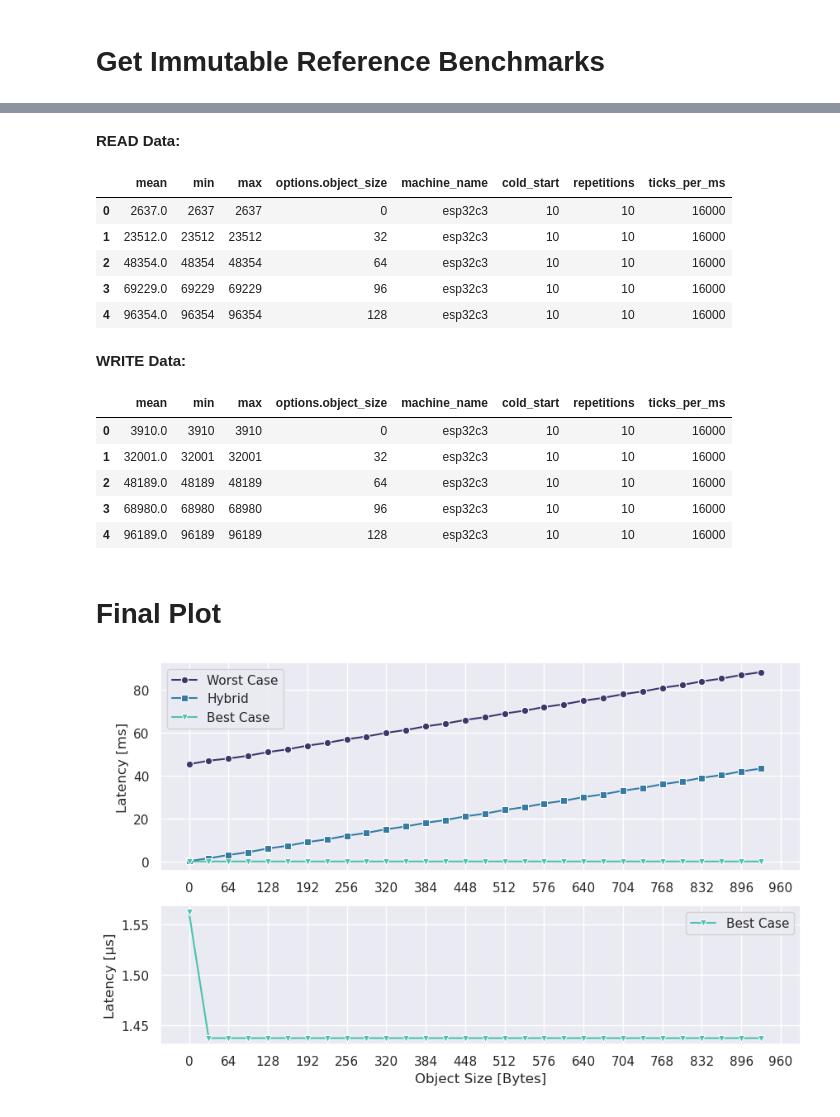
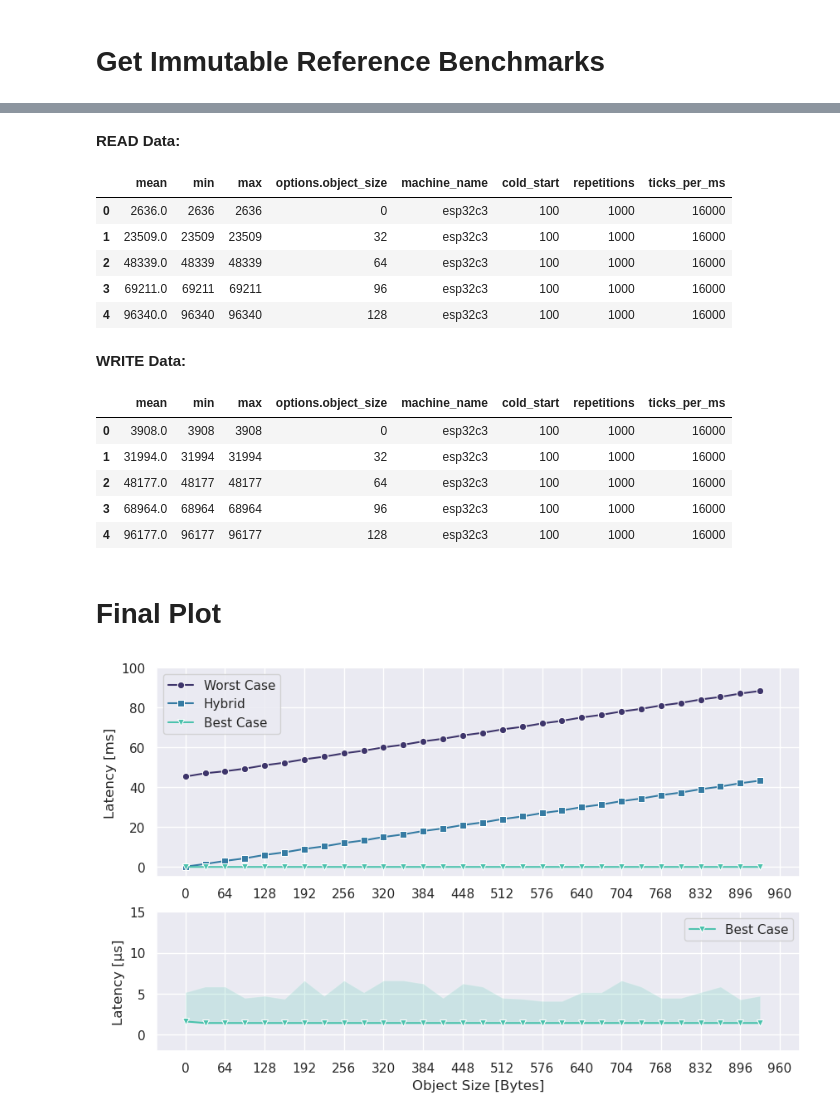
Before and after one commit to markus-gerber/vnv-heap, a Jupyter notebook: zephyr/vnv_heap_benchmark/analysis/get_ref.ipynb, the cells around one changed output, grey strips where cells are left out. Drawn from its saved outputs; the diff is of its cells as text; code cells hidden in the pictures.

```diff
--- a/zephyr/vnv_heap_benchmark/analysis/get_ref.ipynb
+++ b/zephyr/vnv_heap_benchmark/analysis/get_ref.ipynb
@@ -3,10 +3,12 @@
 # %%
 # select measurement file
 #file_name = "../output/2024-05-22 10-14-20 get1.json"
-file_name = "../output/2024-08-08 17-39-17.json"
+file_name = "../output/2024-08-25 19-34-06 full.json"
 
 # select style options
 grey_fill_between = False
+
+enable_storage_reference = False
 
 if grey_fill_between:
     fill_between_args = {"color": "grey"}
@@ -78,18 +80,18 @@ display(storage_write.head())
 # %% [output]
 READ Data:
 |  | mean | min | max | options.object_size | machine_name | cold_start | repetitions | ticks_per_ms |
-| 0 | 2637.0 | 2637 | 2637 | 0 | esp32c3 | 10 | 10 | 16000 |
-| 1 | 23512.0 | 23512 | 23512 | 32 | esp32c3 | 10 | 10 | 16000 |
-| 2 | 48354.0 | 48354 | 48354 | 64 | esp32c3 | 10 | 10 | 16000 |
-| 3 | 69229.0 | 69229 | 69229 | 96 | esp32c3 | 10 | 10 | 16000 |
-| 4 | 96354.0 | 96354 | 96354 | 128 | esp32c3 | 10 | 10 | 16000 |
+| 0 | 2636.0 | 2636 | 2636 | 0 | esp32c3 | 100 | 1000 | 16000 |
+| 1 | 23509.0 | 23509 | 23509 | 32 | esp32c3 | 100 | 1000 | 16000 |
+| 2 | 48339.0 | 48339 | 48339 | 64 | esp32c3 | 100 | 1000 | 16000 |
+| 3 | 69211.0 | 69211 | 69211 | 96 | esp32c3 | 100 | 1000 | 16000 |
+| 4 | 96340.0 | 96340 | 96340 | 128 | esp32c3 | 100 | 1000 | 16000 |
 WRITE Data:
 |  | mean | min | max | options.object_size | machine_name | cold_start | repetitions | ticks_per_ms |
-| 0 | 3910.0 | 3910 | 3910 | 0 | esp32c3 | 10 | 10 | 16000 |
-| 1 | 32001.0 | 32001 | 32001 | 32 | esp32c3 | 10 | 10 | 16000 |
-| 2 | 48189.0 | 48189 | 48189 | 64 | esp32c3 | 10 | 10 | 16000 |
-| 3 | 68980.0 | 68980 | 68980 | 96 | esp32c3 | 10 | 10 | 16000 |
-| 4 | 96189.0 | 96189 | 96189 | 128 | esp32c3 | 10 | 10 | 16000 |
+| 0 | 3908.0 | 3908 | 3908 | 0 | esp32c3 | 100 | 1000 | 16000 |
+| 1 | 31994.0 | 31994 | 31994 | 32 | esp32c3 | 100 | 1000 | 16000 |
+| 2 | 48177.0 | 48177 | 48177 | 64 | esp32c3 | 100 | 1000 | 16000 |
+| 3 | 68964.0 | 68964 | 68964 | 96 | esp32c3 | 100 | 1000 | 16000 |
+| 4 | 96177.0 | 96177 | 96177 | 128 | esp32c3 | 100 | 1000 | 16000 |
 # %% [markdown]
 # Final Plot
 # %%
@@ -109,6 +111,11 @@ gs = gridspec.GridSpec(nrows=2, ncols=1, height_ratios=[1.5, 1])
 ax = plt.subplot(gs[0])
 
 unit = "ms"
+
+if enable_storage_reference and len(storage_read) != 0:
+    storage_read_scaled = scale_data(storage_read, unit)
+    sns.lineplot(ax=ax, x=storage_read_scaled["options.object_size"], y=storage_read_scaled["mean"], label="Raw Read", markers=["o"], marker="p", color="#aaaaaa")
+
 
 if len(get_max2) != 0:
     get_max2_scaled = scale_data(get_max2, unit)
@@ -129,35 +136,45 @@ set_gird(64, max(get_min["options.object_size"].max(), get_max1["options.object_
 
 ax.set_xlabel(None)
 ax.set_ylabel(f"Latency [{unit}]")
+ax.set_ylim(bottom=-5, top=100)
+
+if enable_storage_reference:
+    handles, labels = plt.gca().get_legend_handles_labels()
+    handles.append(handles.pop(0))
+    labels.append(labels.pop(0))
+    plt.legend(handles, labels)
+
 
 set_theme(3, 2)
 ax = plt.subplot(gs[1])
 
 # fig, ax = plt.subplots()
 # fig.set_figheight(2.5)
 # fig.set_figwidth(10)
 
 unit = "µs"
 
 #if len(get_max2) != 0:
 #    get_max2_scaled = scale_data(get_max2, unit)
 #    sns.lineplot(ax=ax, x=get_max2_scaled["options.object_size"], y=get_max2_scaled["mean"], label="Worst Case", markers=["o"], marker="o")
 #    ax.fill_between(get_max2_scaled["options.object_size"], get_max2_scaled["min"], get_max2_scaled["max"], alpha=0.2, **fill_between_args)
 
 # if len(get_case1) != 0:
 #     get_case1_scaled = scale_data(get_case1, unit)
 #     sns.lineplot(ax=ax, x=get_case1_scaled["options.object_size"], y=get_case1_scaled["mean"], label="Additional Example", markers=["o"], marker="s")
 #     ax.fill_between(get_case1_scaled["options.object_size"], get_case1_scaled["min"], get_case1_scaled["max"], alpha=0.2, **fill_between_args)
 
 if len(get_min) != 0:
     get_min_scaled = scale_data(get_min, unit)
     sns.lineplot(ax=ax, x=get_min_scaled["options.object_size"], y=get_min_scaled["mean"], label="Best Case", markers=["o"], marker="v")
     ax.fill_between(get_min_scaled["options.object_size"], get_min_scaled["min"], get_min_scaled["max"], alpha=0.2, **fill_between_args)
 
 set_gird(64, max(get_min["options.object_size"].max(), get_max1["options.object_size"].max(), get_max2["options.object_size"].max()), ax)
 
 ax.set_xlabel("Object Size [Bytes]")
 ax.set_ylabel(f"Latency [{unit}]")
+ax.set_ylim(bottom=-2, top=15)
+
 save_plot("get_ref")
 # %% [output]
-[figure, old version]
+[figure, new version]
```
Also changed, not shown: parts of 1 cell of this notebook, 4 other files.
